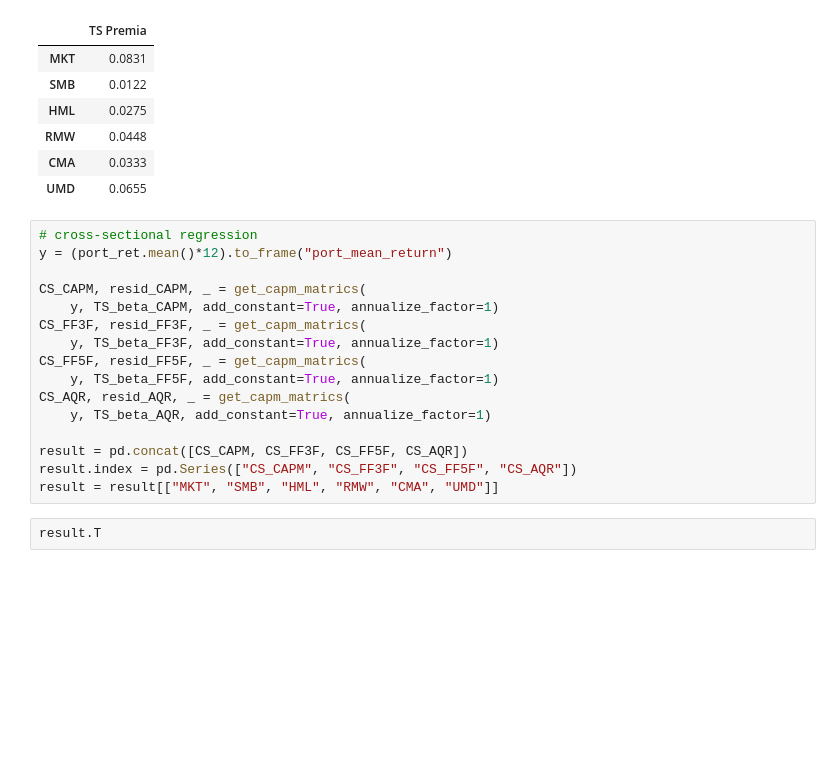
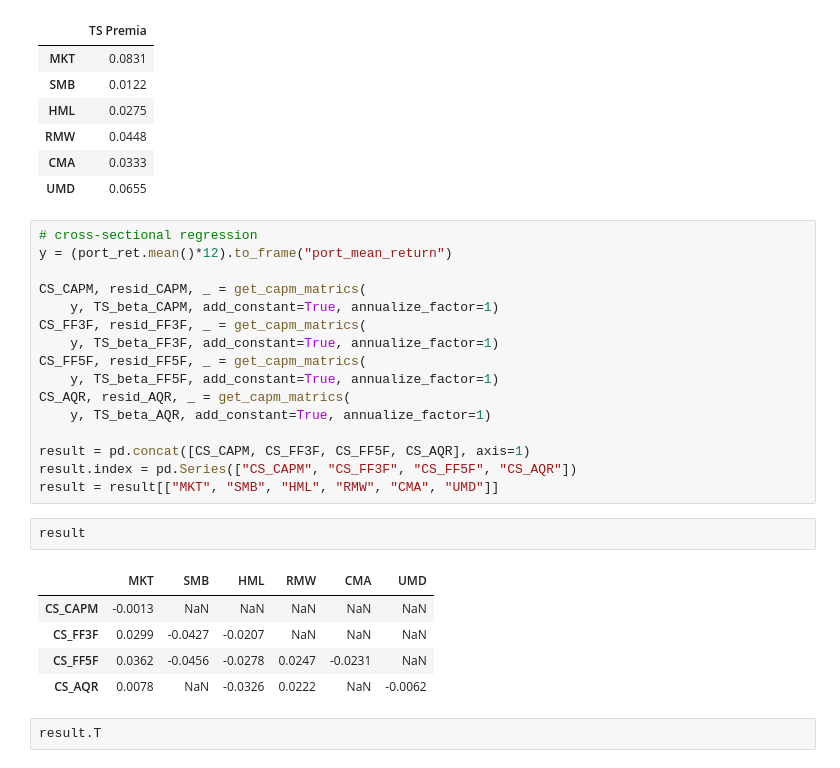
Before and after one commit to Zixin730/finm-portfolio-2022, a Jupyter notebook: homework/hw5.ipynb, the cells around one changed output. Saved outputs shown, nothing was run; the diff lists cells and outputs as text; blank space fills up the shorter version.

```diff
--- a/homework/hw5.ipynb
+++ b/homework/hw5.ipynb
@@ -353,9 +355,17 @@ CS_FF5F, resid_FF5F, _ = get_capm_matrics(
 CS_AQR, resid_AQR, _ = get_capm_matrics(
     y, TS_beta_AQR, add_constant=True, annualize_factor=1)
 
-result = pd.concat([CS_CAPM, CS_FF3F, CS_FF5F, CS_AQR])
+result = pd.concat([CS_CAPM, CS_FF3F, CS_FF5F, CS_AQR], axis=1)
 result.index = pd.Series(["CS_CAPM", "CS_FF3F", "CS_FF5F", "CS_AQR"])
 result = result[["MKT", "SMB", "HML", "RMW", "CMA", "UMD"]]
+# %%
+result
+# %% [output]
+|  | MKT | SMB | HML | RMW | CMA | UMD |
+| CS_CAPM | -0.0013 | NaN | NaN | NaN | NaN | NaN |
+| CS_FF3F | 0.0299 | -0.0427 | -0.0207 | NaN | NaN | NaN |
+| CS_FF5F | 0.0362 | -0.0456 | -0.0278 | 0.0247 | -0.0231 | NaN |
+| CS_AQR | 0.0078 | NaN | -0.0326 | 0.0222 | NaN | -0.0062 |
 # %%
 result.T
 # %% [output]
```
Also changed, not shown: parts of 8 cells of this notebook.
